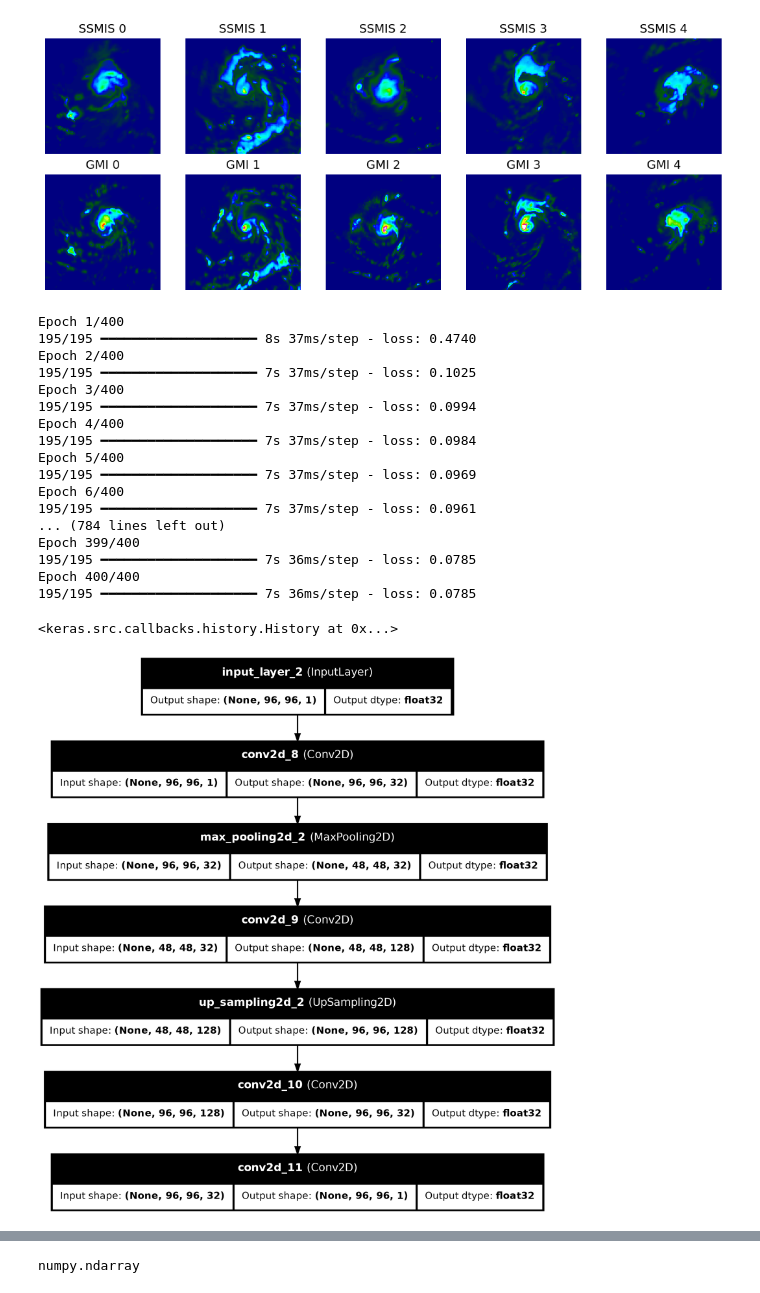
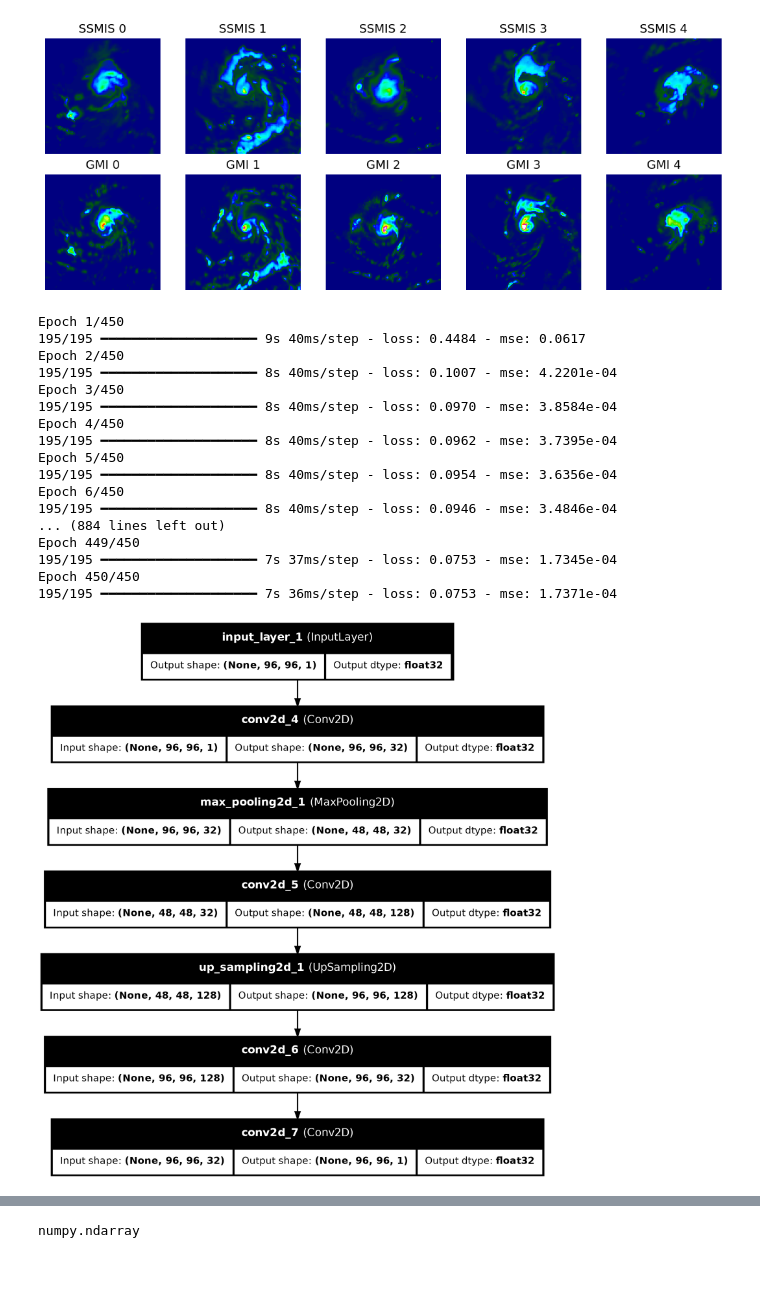
Before and after one commit to big3k/uncw_rain_data1, a Jupyter notebook: tiany/jupyter/super-res/shallow_autoencoder_scale_by_max_gmi/shallow_autoencoder.ipynb, the cells around one changed output, grey strips where cells are left out. Cells and saved outputs as stored; diff of their text form; code cells hidden in the pictures.

Commit message:
Epochs=450 runs. Seems a couple hundres are enough.

```diff
--- a/tiany/jupyter/super-res/shallow_autoencoder_scale_by_max_gmi/shallow_autoencoder.ipynb
+++ b/tiany/jupyter/super-res/shallow_autoencoder_scale_by_max_gmi/shallow_autoencoder.ipynb
@@ -75,6 +75,8 @@ train_samples max:  0.38039955 target_samples max:  0.6133936
 import tensorflow as tf
 from tensorflow.keras.layers import Input, Conv2D, MaxPooling2D, UpSampling2D
 from tensorflow.keras.models import Model
+
+epochs=450
 
 def ssim_loss(y_true, y_pred):
     return 1 - tf.reduce_mean(tf.image.ssim(y_true, y_pred, max_val=1.0))
@@ -101,30 +103,29 @@ output_img = Conv2D(1, (3, 3), activation="sigmoid", padding="same")(x)
 autoencoder = Model(input_img, output_img)
 #autoencoder.compile(optimizer="adam", loss="mae") # not working for epochs=4
 #autoencoder.compile(optimizer="adam", loss="mse") # not working for epochs=4
-autoencoder.compile(optimizer="adam", loss=ssim_loss) # works for epochs=4, 10, 100
+autoencoder.compile(optimizer="adam", loss=ssim_loss, metrics=['mse']) # works for epochs=4, 10, 100
 
-autoencoder.fit(dataset, epochs=400)
+history=autoencoder.fit(dataset, epochs=epochs)
 # %% [output]
-Epoch 1/400
-195/195 ━━━━━━━━━━━━━━━━━━━━ 8s 37ms/step - loss: 0.4740
-Epoch 2/400
-195/195 ━━━━━━━━━━━━━━━━━━━━ 7s 37ms/step - loss: 0.1025
-Epoch 3/400
-195/195 ━━━━━━━━━━━━━━━━━━━━ 7s 37ms/step - loss: 0.0994
-Epoch 4/400
-195/195 ━━━━━━━━━━━━━━━━━━━━ 7s 37ms/step - loss: 0.0984
-Epoch 5/400
-195/195 ━━━━━━━━━━━━━━━━━━━━ 7s 37ms/step - loss: 0.0969
-Epoch 6/400
-195/195 ━━━━━━━━━━━━━━━━━━━━ 7s 37ms/step - loss: 0.0961
-... (784 lines left out)
-Epoch 399/400
-195/195 ━━━━━━━━━━━━━━━━━━━━ 7s 36ms/step - loss: 0.0785
-Epoch 400/400
-195/195 ━━━━━━━━━━━━━━━━━━━━ 7s 36ms/step - loss: 0.0785
+Epoch 1/450
+195/195 ━━━━━━━━━━━━━━━━━━━━ 9s 40ms/step - loss: 0.4484 - mse: 0.0617
+Epoch 2/450
+195/195 ━━━━━━━━━━━━━━━━━━━━ 8s 40ms/step - loss: 0.1007 - mse: 4.2201e-04
+Epoch 3/450
+195/195 ━━━━━━━━━━━━━━━━━━━━ 8s 40ms/step - loss: 0.0970 - mse: 3.8584e-04
+Epoch 4/450
+195/195 ━━━━━━━━━━━━━━━━━━━━ 8s 40ms/step - loss: 0.0962 - mse: 3.7395e-04
+Epoch 5/450
+195/195 ━━━━━━━━━━━━━━━━━━━━ 8s 40ms/step - loss: 0.0954 - mse: 3.6356e-04
+Epoch 6/450
+195/195 ━━━━━━━━━━━━━━━━━━━━ 8s 40ms/step - loss: 0.0946 - mse: 3.4846e-04
+... (884 lines left out)
+Epoch 449/450
+195/195 ━━━━━━━━━━━━━━━━━━━━ 7s 37ms/step - loss: 0.0753 - mse: 1.7345e-04
+Epoch 450/450
+195/195 ━━━━━━━━━━━━━━━━━━━━ 7s 36ms/step - loss: 0.0753 - mse: 1.7371e-04
-<keras.src.callbacks.history.History at 0x...>
 # %%
-autoencoder.save('autoencoder_400_epochs.keras')
+autoencoder.save('autoencoder_'+ str(epochs) + '_epochs.keras')
 tf.keras.utils.plot_model(autoencoder, show_shapes=True, show_dtype=True, show_layer_names=True)
 # %% [output]
-[figure, old version]
+[figure, new version]
```
Also changed, not shown: parts of 11 cells of this notebook, 1 other file.
